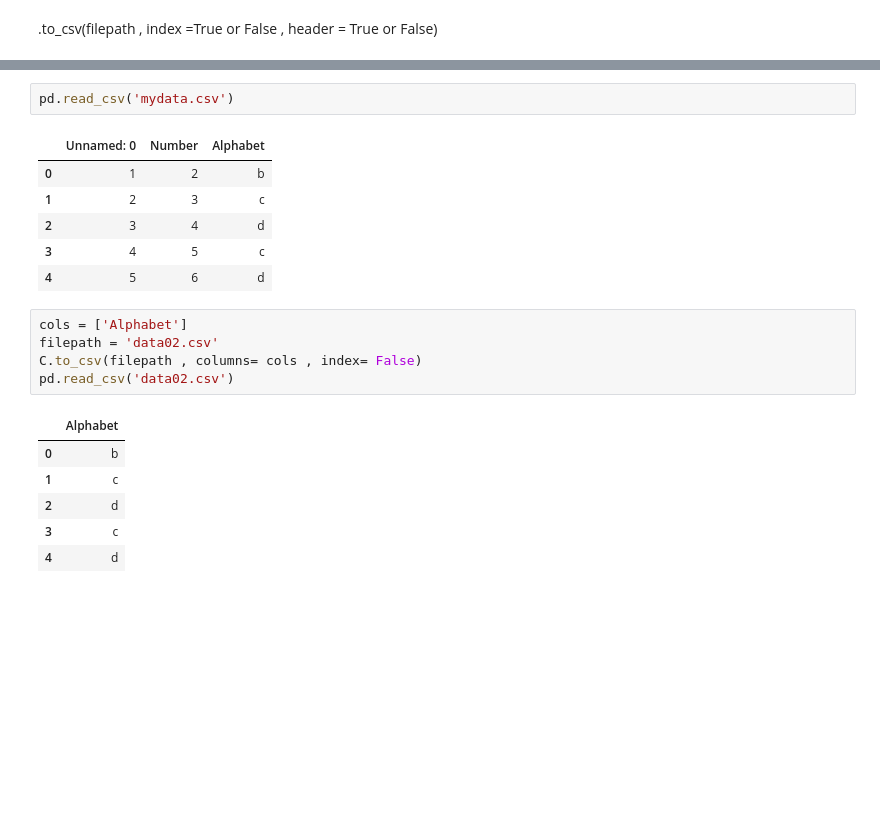
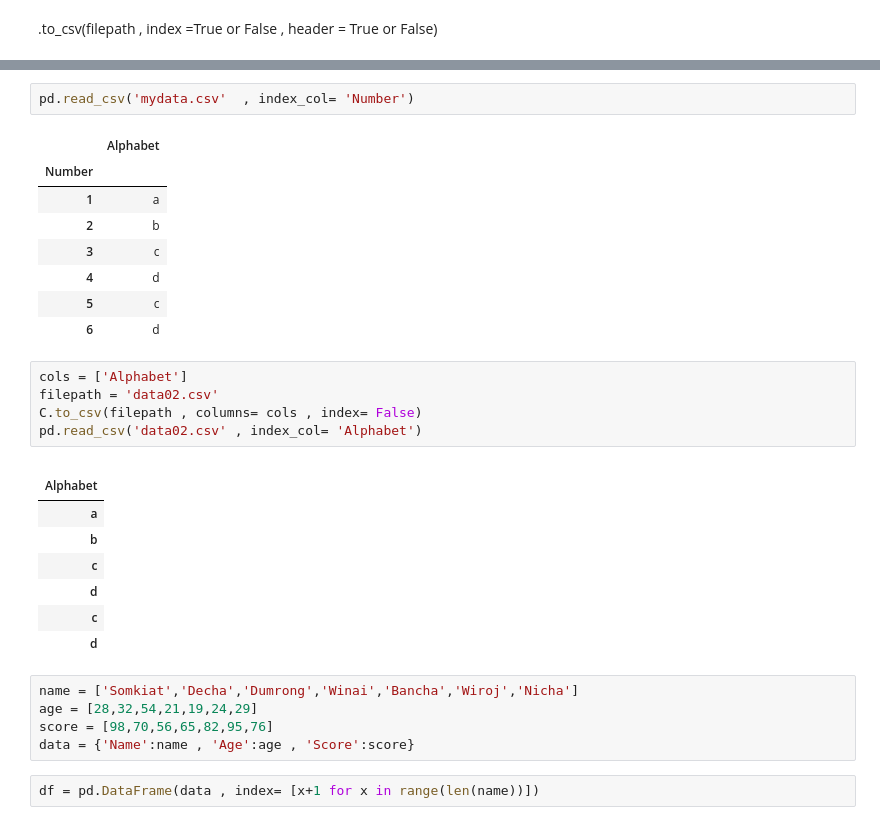
Before and after one commit to sunwasan/python_basic, a Jupyter notebook: ds_and_ai_by_python/pandas_01.ipynb, the cells around one changed output, grey strips where cells are left out. Drawn from its saved outputs; the diff is of its cells as text; blank space fills up the shorter version.

```diff
--- a/ds_and_ai_by_python/pandas_01.ipynb
+++ b/ds_and_ai_by_python/pandas_01.ipynb
@@ -175,21 +165,32 @@ C.to_csv(filepath)
 # %%
-pd.read_csv('mydata.csv')
+pd.read_csv('mydata.csv'  , index_col= 'Number')
 # %% [output]
-|  | Unnamed: 0 | Number | Alphabet |
-| 0 | 1 | 2 | b |
-| 1 | 2 | 3 | c |
-| 2 | 3 | 4 | d |
-| 3 | 4 | 5 | c |
-| 4 | 5 | 6 | d |
+|  | Alphabet |
+| Number |  |
+| 1 | a |
+| 2 | b |
+| 3 | c |
+| 4 | d |
+| 5 | c |
+| 6 | d |
 # %%
 cols = ['Alphabet']
 filepath = 'data02.csv'
 C.to_csv(filepath , columns= cols , index= False)
-pd.read_csv('data02.csv')
+pd.read_csv('data02.csv' , index_col= 'Alphabet')
 # %% [output]
-|  | Alphabet |
-| 0 | b |
-| 1 | c |
-| 2 | d |
-| 3 | c |
-| 4 | d |
+|  |
+| Alphabet |
+| a |
+| b |
+| c |
+| d |
+| c |
+| d |
+# %%
+name = ['Somkiat','Decha','Dumrong','Winai','Bancha','Wiroj','Nicha']
+age = [28,32,54,21,19,24,29]
+score = [98,70,56,65,82,95,76]
+data = {'Name':name , 'Age':age , 'Score':score}
+# %%
+df = pd.DataFrame(data , index= [x+1 for x in range(len(name))])
```
Also changed, not shown: parts of 65 cells of this notebook.
